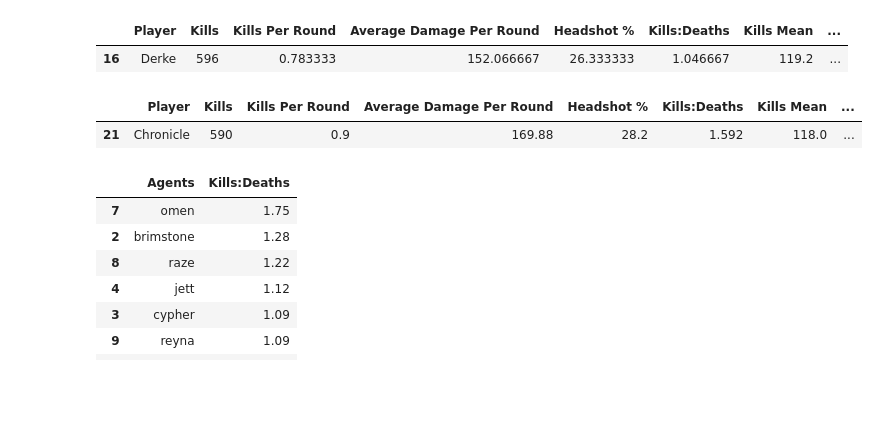
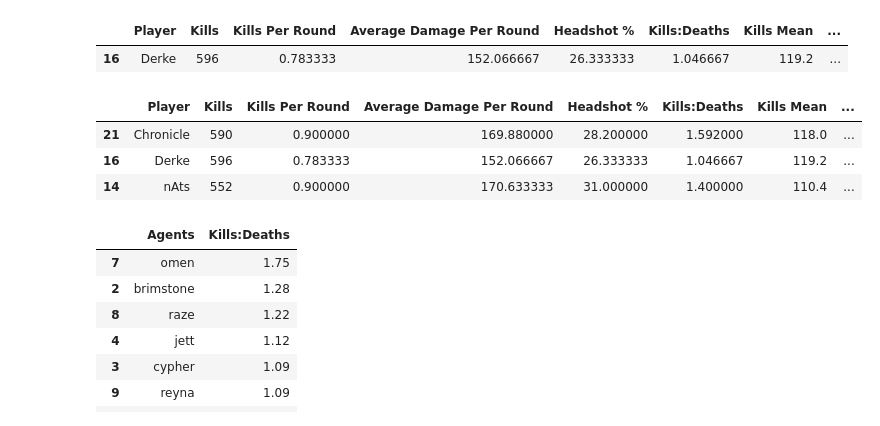
Before and after one commit to PedroLSCabral/Projeto-ICD, a Jupyter notebook: vct_2021.ipynb, the cells around one changed output. Cells and saved outputs as stored; diff of their text form; code cells hidden in the pictures; blank space fills up the shorter version.

```diff
--- a/vct_2021.ipynb
+++ b/vct_2021.ipynb
@@ -396,16 +396,18 @@ best_player_masters_reykjavik_vct2021
 # %%
 best_player_vct2021 = pd.concat([
     best_player_champions_vct2021,
     best_player_masters_reykjavik_vct2021,
     best_player_masters_berlin_vct2021
 ])
 
-ordered_df = best_player_vct2021.sort_values(by=[col for col in best_player_vct2021.columns if 'mean' in col]).head(1)
+ordered_df = best_player_vct2021.sort_values(by=[col for col in best_player_vct2021.columns if 'mean' in col])
 
 ordered_df
 # %% [output]
 |  | Player | Kills | Kills Per Round | Average Damage Per Round | Headshot % | Kills:Deaths | Kills Mean | ... |
-| 21 | Chronicle | 590 | 0.9 | 169.88 | 28.2 | 1.592 | 118.0 | ... |
+| 21 | Chronicle | 590 | 0.900000 | 169.880000 | 28.200000 | 1.592000 | 118.0 | ... |
+| 16 | Derke | 596 | 0.783333 | 152.066667 | 26.333333 | 1.046667 | 119.2 | ... |
+| 14 | nAts | 552 | 0.900000 | 170.633333 | 31.000000 | 1.400000 | 110.4 | ... |
 # %%
 caminho = 'datasets-criados/best_player_vct2021.csv'
 ordered_df.to_csv(caminho, index=False)
```
Also changed, not shown: 7 other files.
